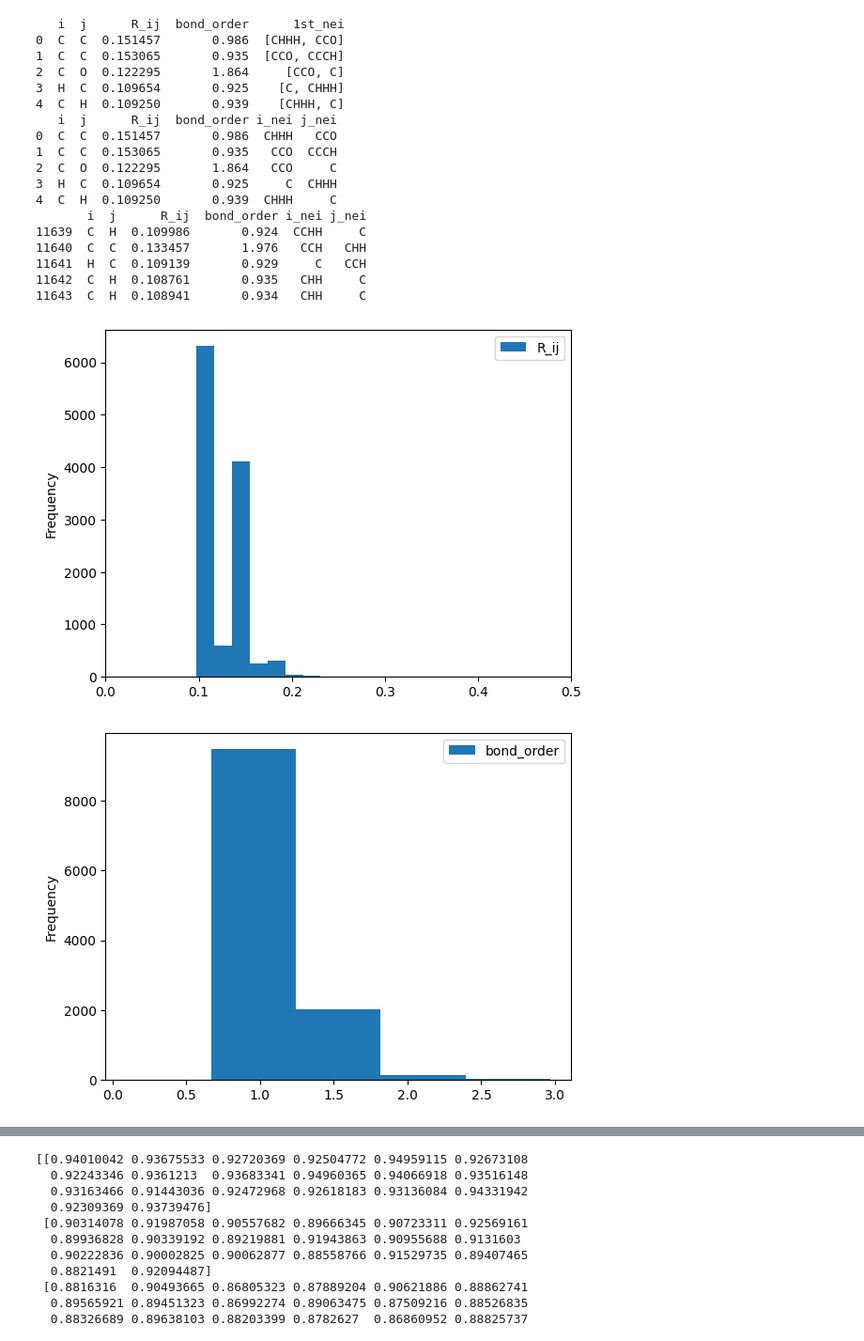
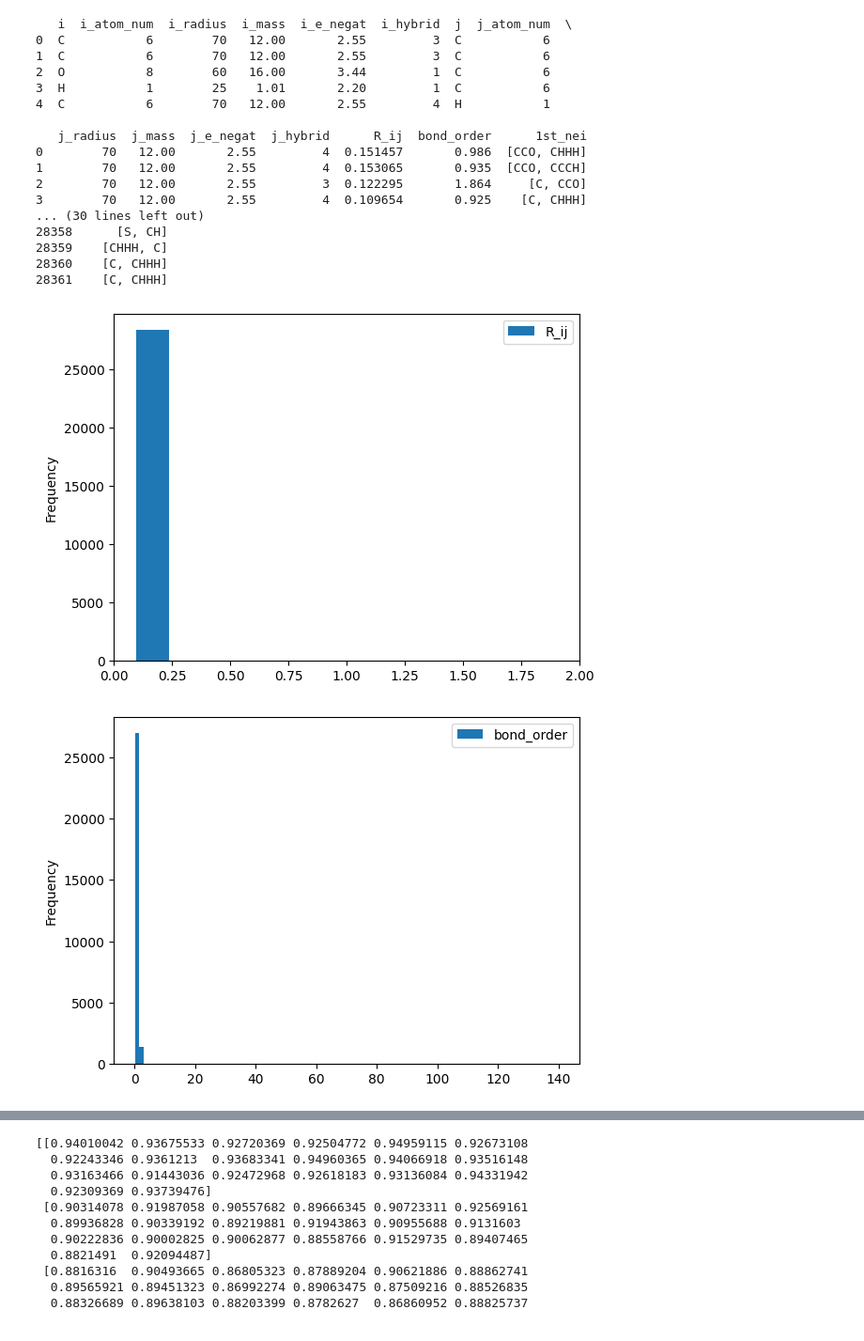
Before and after one commit to OMaraLab/NXMol, a Jupyter notebook: src/model.ipynb, the cells around one changed output, grey strips where cells are left out. Shown: that part at 94% size. Cells and saved outputs as stored; diff of their text form; code cells hidden in the pictures.

```diff
--- a/src/model.ipynb
+++ b/src/model.ipynb
@@ -16,39 +17,37 @@ from IPython.display import display
 # %%
-with open('X.pickle', 'rb') as handle:
+with open('X_big.pickle', 'rb') as handle:
     load_X = pickle.load(handle)
 
-with open('Y.pickle', 'rb') as handle:
+with open('Y_big.pickle', 'rb') as handle:
     load_Y = pickle.load(handle)
 
-X = pd.DataFrame(load_X, columns=["i", "j", "R_ij", "bond_order", "1st_nei"])
+X = pd.DataFrame(load_X, columns=["i", "i_atom_num", "i_radius", "i_mass", "i_e_negat", "i_hybrid", "j", "j_atom_num", "j_radius", "j_mass", "j_e_negat", "j_hybrid", "R_ij", "bond_order", "1st_nei"])
 y = pd.DataFrame(load_Y)
 # %%
 print(X.head())
-X.plot.hist(column="R_ij", bins=150, xlim=(0,0.5))
-X.plot.hist(column="bond_order", bins=5)
+X.plot.hist(column="R_ij", bins=1000, xlim=(0, 2))
+X.plot.hist(column="bond_order", bins=100)
 y.plot.hist()
-X[["i_nei", "j_nei"]] = X["1st_nei"].tolist()
-X.drop(columns="1st_nei", inplace=True)
+
 print(X.head())
 print(X.tail())
 # %% [output]
-   i  j      R_ij  bond_order      1st_nei
-0  C  C  0.151457       0.986  [CHHH, CCO]
-1  C  C  0.153065       0.935  [CCO, CCCH]
-2  C  O  0.122295       1.864     [CCO, C]
-3  H  C  0.109654       0.925    [C, CHHH]
-4  C  H  0.109250       0.939    [CHHH, C]
-   i  j      R_ij  bond_order i_nei j_nei
-0  C  C  0.151457       0.986  CHHH   CCO
-1  C  C  0.153065       0.935   CCO  CCCH
-2  C  O  0.122295       1.864   CCO     C
-3  H  C  0.109654       0.925     C  CHHH
-4  C  H  0.109250       0.939  CHHH     C
-       i  j      R_ij  bond_order i_nei j_nei
-11639  C  H  0.109986       0.924  CCHH     C
-11640  C  C  0.133457       1.976   CCH   CHH
-11641  H  C  0.109139       0.929     C   CCH
-11642  C  H  0.108761       0.935   CHH     C
-11643  C  H  0.108941       0.934   CHH     C
+   i  i_atom_num  i_radius  i_mass  i_e_negat  i_hybrid  j  j_atom_num  \
+0  C           6        70   12.00       2.55         3  C           6
+1  C           6        70   12.00       2.55         3  C           6
+2  O           8        60   16.00       3.44         1  C           6
+3  H           1        25    1.01       2.20         1  C           6
+4  C           6        70   12.00       2.55         4  H           1
+
+   j_radius  j_mass  j_e_negat  j_hybrid      R_ij  bond_order      1st_nei
+0        70   12.00       2.55         4  0.151457       0.986  [CCO, CHHH]
+1        70   12.00       2.55         4  0.153065       0.935  [CCO, CCCH]
+2        70   12.00       2.55         3  0.122295       1.864     [C, CCO]
+3        70   12.00       2.55         4  0.109654       0.925    [C, CHHH]
+... (30 lines left out)
+28358      [S, CH]
+28359    [CHHH, C]
+28360    [C, CHHH]
+28361    [C, CHHH]
-[figure, old version]
+[figure, new version]
-[figure, old version]
+[figure, new version]
```
Also changed, not shown: parts of 18 cells of this notebook, 9 other files.
